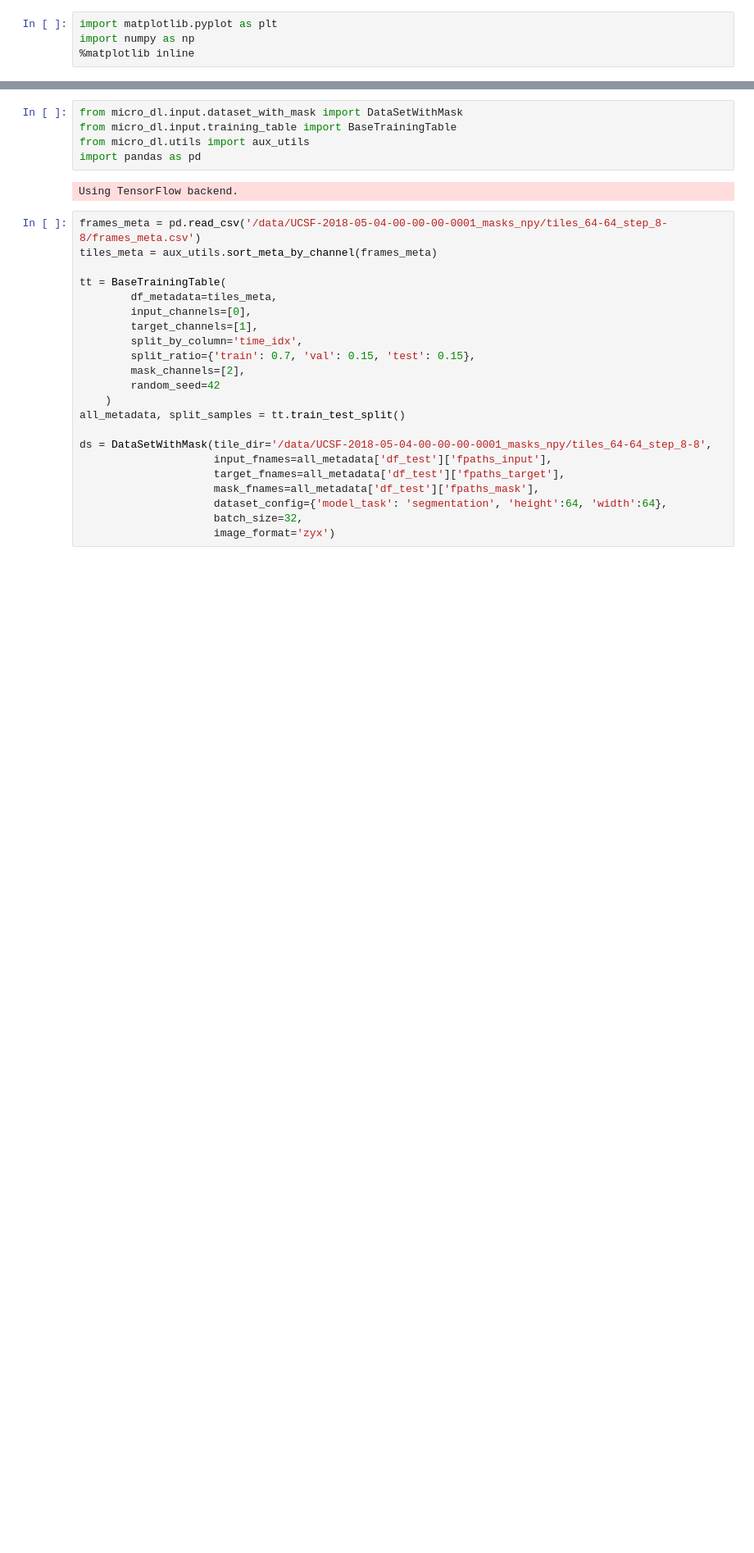
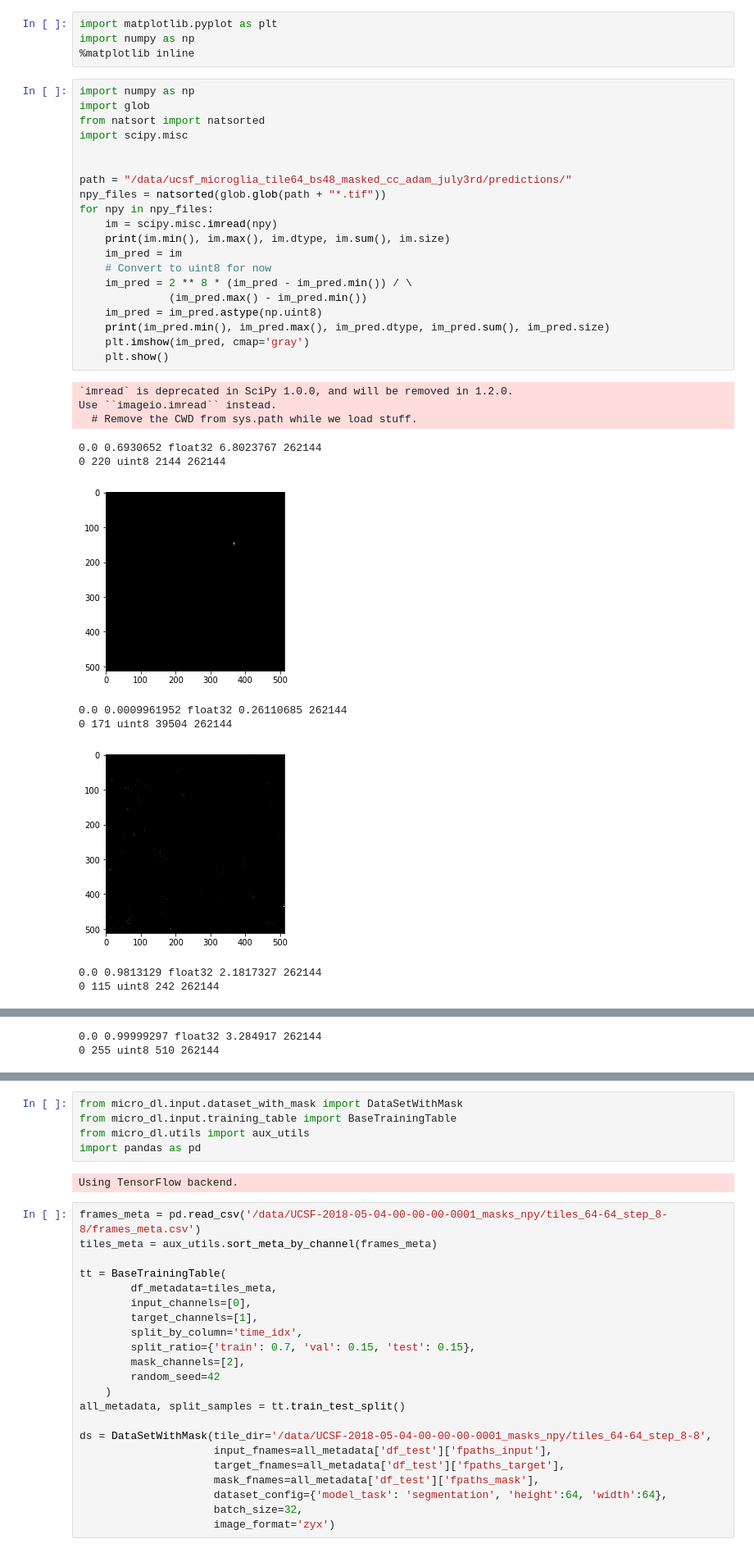
Before and after one commit to mehta-lab/microDL, a Jupyter notebook: Untitled.ipynb, the cells around one changed output, grey strips where cells are left out. Shown: that part at 82% size. Cells and saved outputs as stored; diff of their text form; blank space fills up the shorter version.

```diff
--- a/Untitled.ipynb
+++ b/Untitled.ipynb
@@ -2,3 +2,35 @@
 import matplotlib.pyplot as plt
 import numpy as np
 %matplotlib inline
+# %%
+import numpy as np
+import glob
+from natsort import natsorted
+import scipy.misc
+
+
+path = "/data/ucsf_microglia_tile64_bs48_masked_cc_adam_july3rd/predictions/"
+npy_files = natsorted(glob.glob(path + "*.tif"))
+for npy in npy_files:
+    im = scipy.misc.imread(npy)
+    print(im.min(), im.max(), im.dtype, im.sum(), im.size)
+    im_pred = im
+    # Convert to uint8 for now
+    im_pred = 2 ** 8 * (im_pred - im_pred.min()) / \
+              (im_pred.max() - im_pred.min())
+    im_pred = im_pred.astype(np.uint8)
+    print(im_pred.min(), im_pred.max(), im_pred.dtype, im_pred.sum(), im_pred.size)
+    plt.imshow(im_pred, cmap='gray')
+    plt.show()
+# %% [output]
+`imread` is deprecated in SciPy 1.0.0, and will be removed in 1.2.0.
+Use ``imageio.imread`` instead.
+  # Remove the CWD from sys.path while we load stuff.
+0.0 0.6930652 float32 6.8023767 262144
+0 220 uint8 2144 262144
+[figure, added]
+0.0 0.0009961952 float32 0.26110685 262144
+0 171 uint8 39504 262144
+[figure, added]
+0.0 0.9813129 float32 2.1817327 262144
+0 115 uint8 242 262144
@@ -4,0 +38,2 @@ import numpy as np
+0.0 0.99999297 float32 3.284917 262144
+0 255 uint8 510 262144
```
Also changed, not shown: parts of 4 cells of this notebook, 2 other files.
